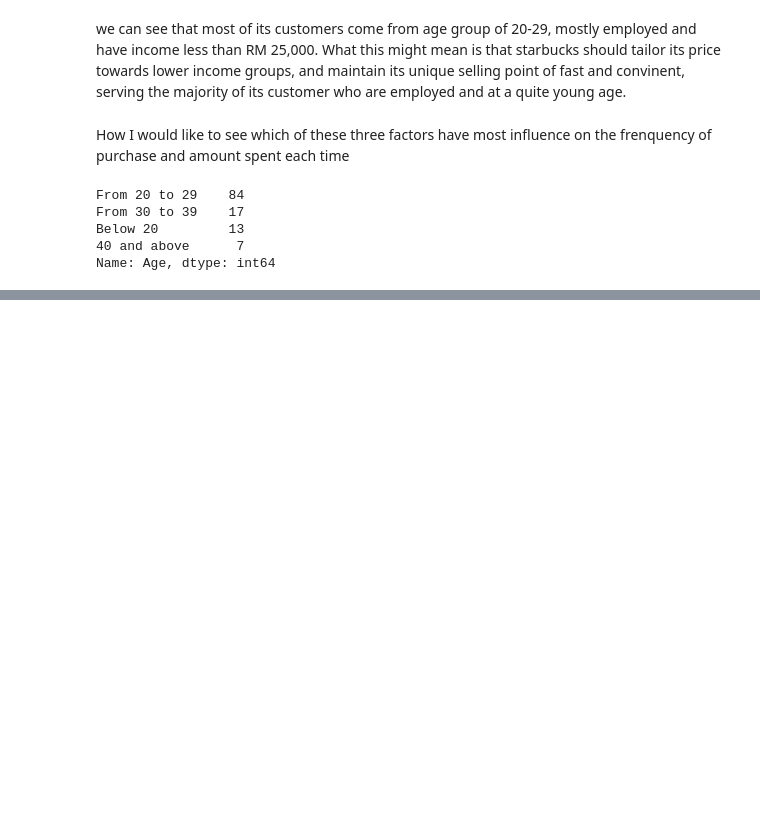
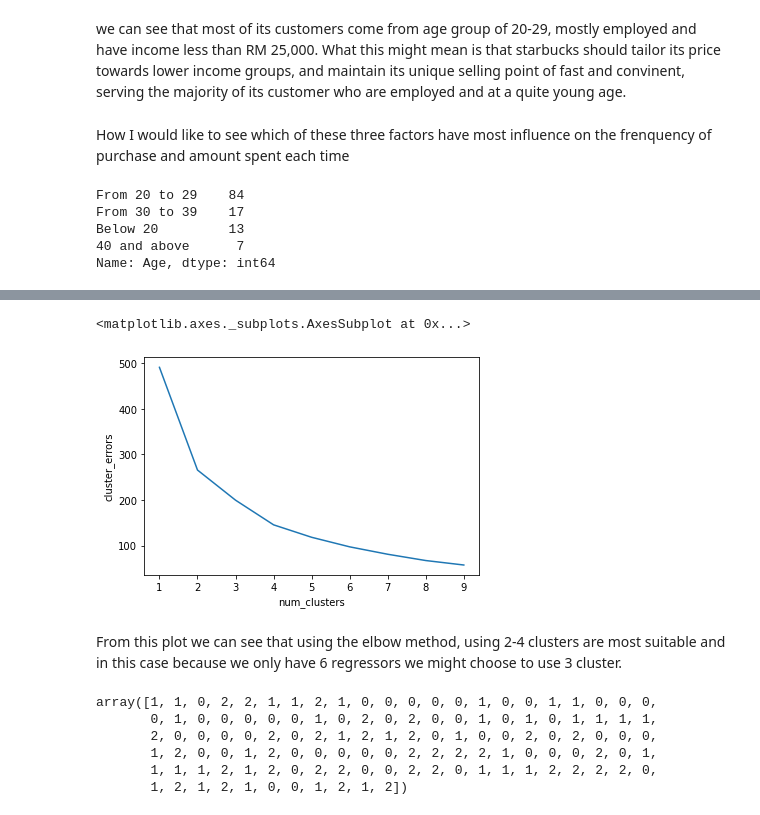
Before and after one commit to africanaar/Malaysia-Starbucks-Customer-Survey-Analysis, a Jupyter notebook: starbucks customer survey analysis project.ipynb, the cells around one changed output, grey strips where cells are left out. Cells and saved outputs as stored; diff of their text form; code cells hidden in the pictures; blank space fills up the shorter version.

```diff
--- a/starbucks customer survey analysis project.ipynb
+++ b/starbucks customer survey analysis project.ipynb
@@ -192,0 +257,17 @@ there is a weak correlation between amount spent and age,indicating that as age
+# %%
+from sklearn.cluster import KMeans
+from sklearn.decomposition import PCA
+pca = PCA(n_components=2)
+principalComponents = pca.fit_transform(X_scaled)
+
+cluster_range = range(1, 10,1)
+cluster_errors = []
+
+for num_clusters in cluster_range:
+  clusters = KMeans( num_clusters )
+  clusters.fit( principalComponents )
+  cluster_errors.append( clusters.inertia_ )
+
+
+clusters_df = pd.DataFrame( { "num_clusters":cluster_range, "cluster_errors": cluster_errors } )
+clusters_df[0:10]
@@ -192,0 +285,19 @@ there is a weak correlation between amount spent and age,indicating that as age
+# %%
+sns.lineplot(clusters_df['num_clusters'], clusters_df['cluster_errors'])
+# %% [output]
+<matplotlib.axes._subplots.AxesSubplot at 0x...>
+[figure, added]
+# %% [markdown]
+From this plot we can see that using the elbow method, using 2-4 clusters are most suitable and in this case because we only have 6 regressors we might choose to use 3 cluster.
+# %%
+kmeans = KMeans(n_clusters=3)
+model= kmeans.fit(principalComponents)
+y_kmeans = kmeans.predict(principalComponents)
+y_kmeans
+# %% [output]
+array([1, 1, 0, 2, 2, 1, 1, 2, 1, 0, 0, 0, 0, 0, 1, 0, 0, 1, 1, 0, 0, 0,
+       0, 1, 0, 0, 0, 0, 0, 1, 0, 2, 0, 2, 0, 0, 1, 0, 1, 0, 1, 1, 1, 1,
+       2, 0, 0, 0, 0, 2, 0, 2, 1, 2, 1, 2, 0, 1, 0, 0, 2, 0, 2, 0, 0, 0,
+       1, 2, 0, 0, 1, 2, 0, 0, 0, 0, 0, 2, 2, 2, 2, 1, 0, 0, 0, 2, 0, 1,
+       1, 1, 1, 2, 1, 2, 0, 2, 2, 0, 0, 2, 2, 0, 1, 1, 1, 2, 2, 2, 2, 0,
+       1, 2, 1, 2, 1, 0, 0, 1, 2, 1, 2])
```
Also changed, not shown: parts of 28 cells of this notebook.
